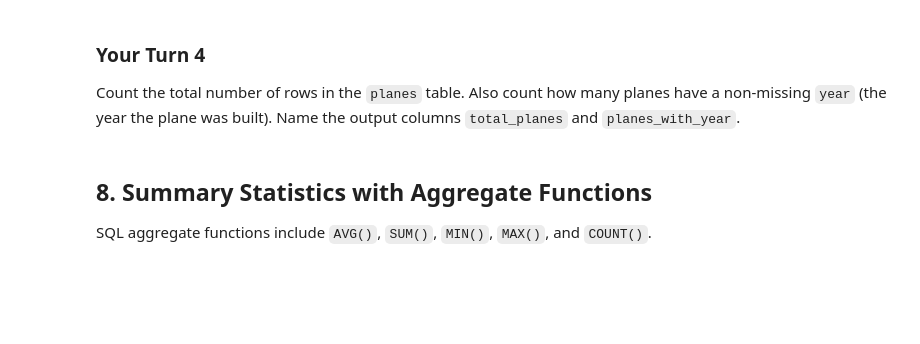
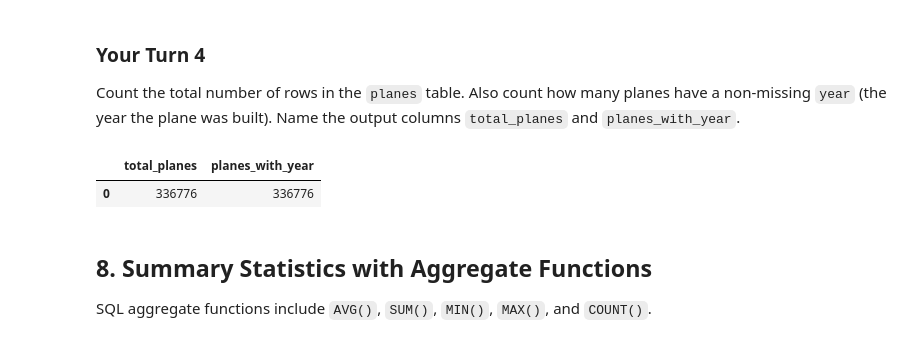
Before and after one commit to cassandrakgomez/ban6003-week09-10-cassandragomez, a Jupyter notebook: notebooks/module9_neon_sql_fundamentals_guided_lab.ipynb, the cells around one changed output. Cells and saved outputs as stored; diff of their text form; code cells hidden in the pictures; blank space fills up the shorter version.

```diff
--- a/notebooks/module9_neon_sql_fundamentals_guided_lab.ipynb
+++ b/notebooks/module9_neon_sql_fundamentals_guided_lab.ipynb
@@ -258,10 +420,16 @@ Count the total number of rows in the `planes` table. Also count how many planes
 # %%
 # Your Turn 4
 query = """
-
+SELECT
+    COUNT(*) AS total_planes,
+    COUNT(year) as planes_with_year
+FROM flights;
 """
 
 run_query(query, engine)
+# %% [output]
+|  | total_planes | planes_with_year |
+| 0 | 336776 | 336776 |
 # %% [markdown]
 ## 8. Summary Statistics with Aggregate Functions
 
```
Also changed, not shown: parts of 20 cells of this notebook.
